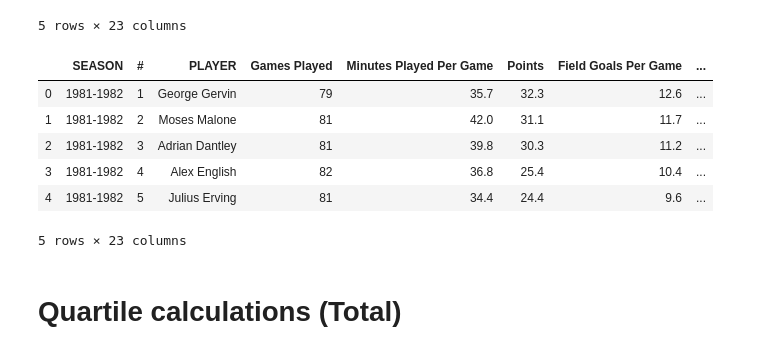
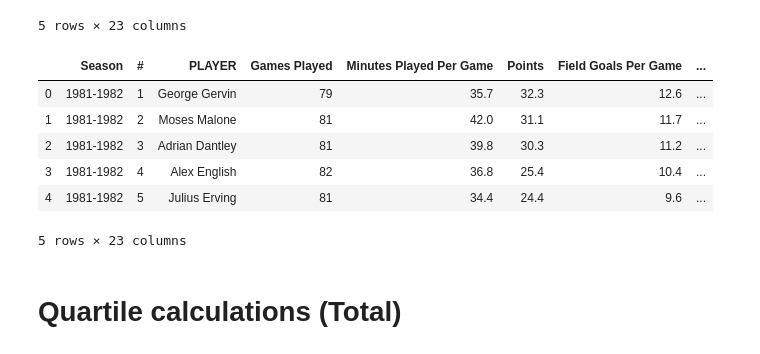
Before and after one commit to shidalgo12/Project3, a Jupyter notebook: Buenrostro.ipynb, the cells around one changed output. Cells and saved outputs as stored; diff of their text form; code cells hidden in the pictures.

```diff
--- a/Buenrostro.ipynb
+++ b/Buenrostro.ipynb
@@ -351,16 +307,16 @@ first_year_NBA_df.head()
 5 rows × 23 columns
 # %%
 # Using .rename(columns={}) in order to rename columns
-first_year_NBA_df = first_year_NBA_df.rename(columns={"GP":"Games Played", "PTS":"Points",
+first_year_NBA_df = first_year_NBA_df.rename(columns={"SEASON":"Season","GP":"Games Played", "PTS":"Points",
                                "MIN": "Minutes Played Per Game", "FGM": "Field Goals Per Game",
                                "FGA": "Field Goal Attempts Per Game", "2P": "2-Point Field Goals Per Game",
                                 "3PM": "3-Point Field Goals Per Game", "FT": "Free Throws Per Game",
                                 "FTA": "Free Throw Attempts Per Game", "TRB": "Total Rebounds Per Game",
                                 "AST": "Assists Per Game", "STL": "Steals Per Game", "BLK": "Blocks Per Game",
                                 "TOV": "Turnovers Per Game", "PTS": "Points"})
 first_year_NBA_df.head()
 # %% [output]
-|  | SEASON | # | PLAYER | Games Played | Minutes Played Per Game | Points | Field Goals Per Game | ... |
+|  | Season | # | PLAYER | Games Played | Minutes Played Per Game | Points | Field Goals Per Game | ... |
 | 0 | 1981-1982 | 1 | George Gervin | 79 | 35.7 | 32.3 | 12.6 | ... |
 | 1 | 1981-1982 | 2 | Moses Malone | 81 | 42.0 | 31.1 | 11.7 | ... |
 | 2 | 1981-1982 | 3 | Adrian Dantley | 81 | 39.8 | 30.3 | 11.2 | ... |
```
Also changed, not shown: parts of 10 cells of this notebook.
